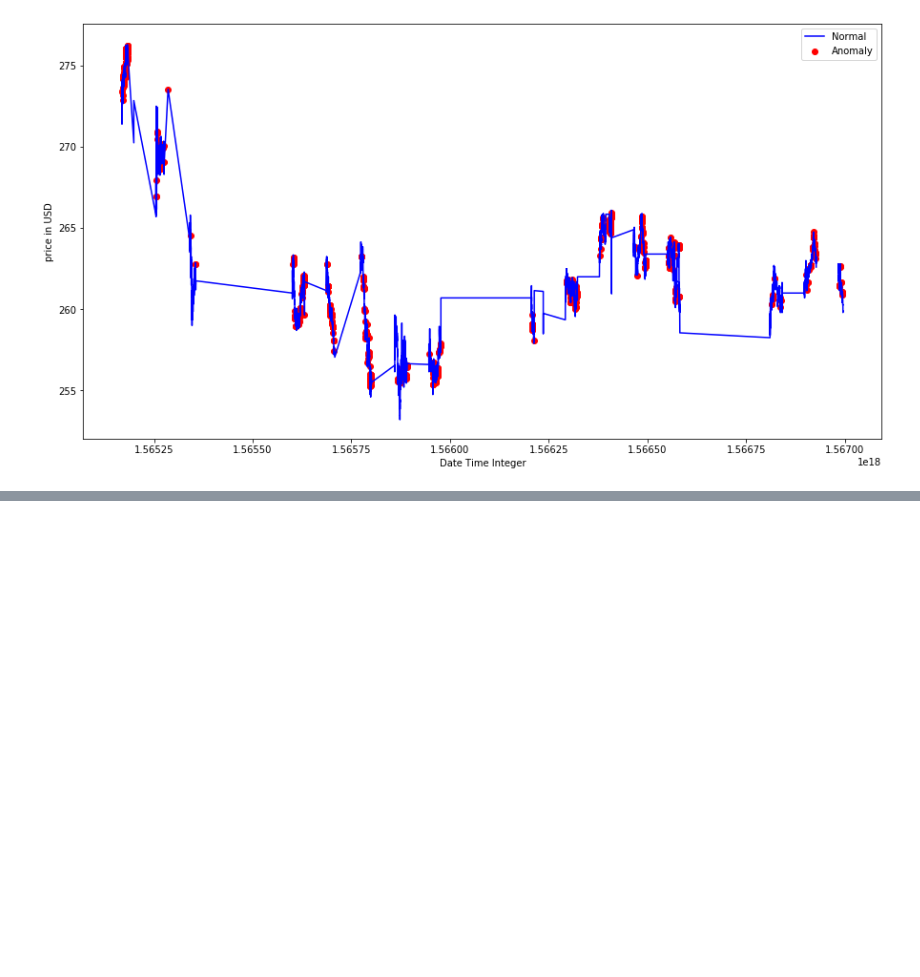
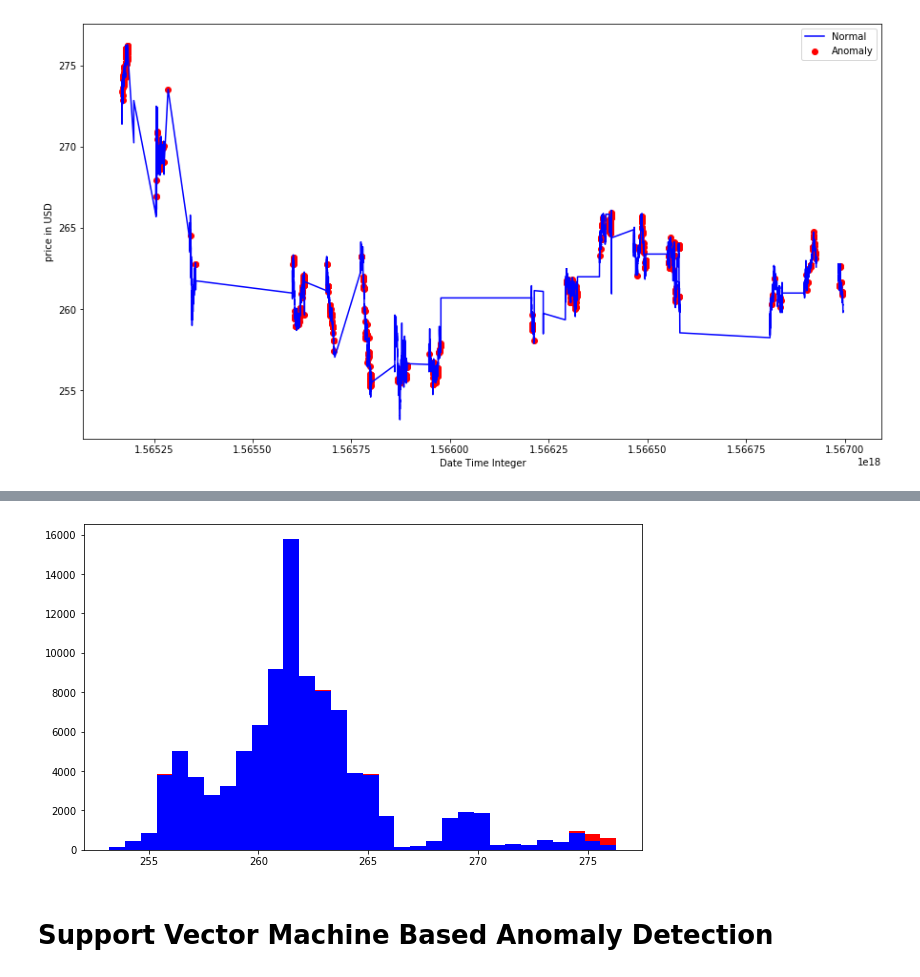
Before and after one commit to geewynn/Machine-Learning-Project, a Jupyter notebook: Pectan/cluster.ipynb, the cells around one changed output, grey strips where cells are left out. Saved outputs shown, nothing was run; the diff lists cells and outputs as text; code cells hidden in the pictures; blank space fills up the shorter version.

```diff
--- a/Pectan/cluster.ipynb
+++ b/Pectan/cluster.ipynb
@@ -280,0 +330,12 @@ plt.show();
+# %%
+# visualisation of anomaly with avg price repartition
+a = new_data.loc[new_data['anomaly2'] == 1, 'price']
+b = new_data.loc[new_data['anomaly2'] == -1, 'price']
+
+fig, axs = plt.subplots(figsize=(10,6))
+axs.hist([a,b], bins=32, stacked=True, color=['blue', 'red'])
+plt.show()
+# %% [output]
+[figure, added]
+# %% [markdown]
+# Support Vector Machine Based Anomaly Detection
```
Also changed, not shown: parts of 12 cells of this notebook.
